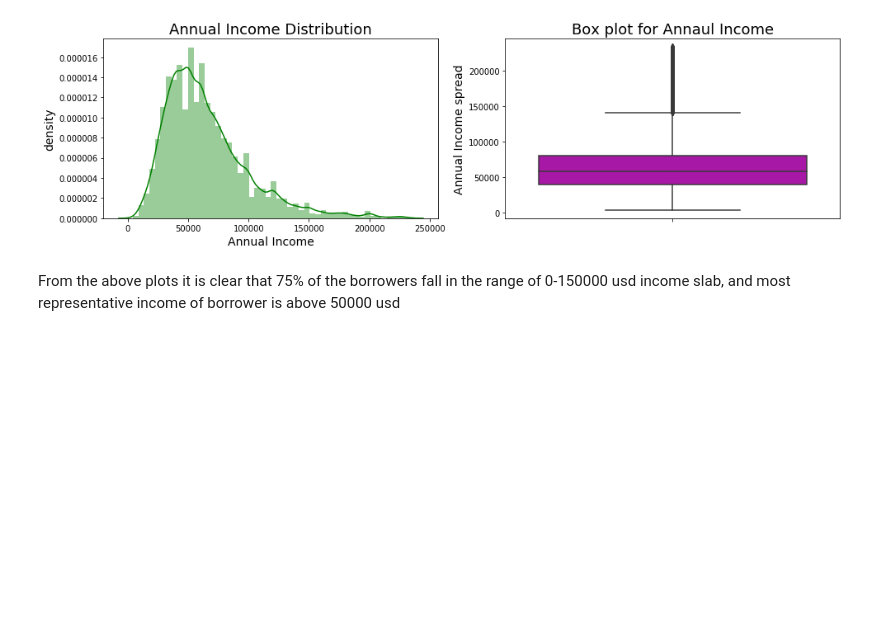
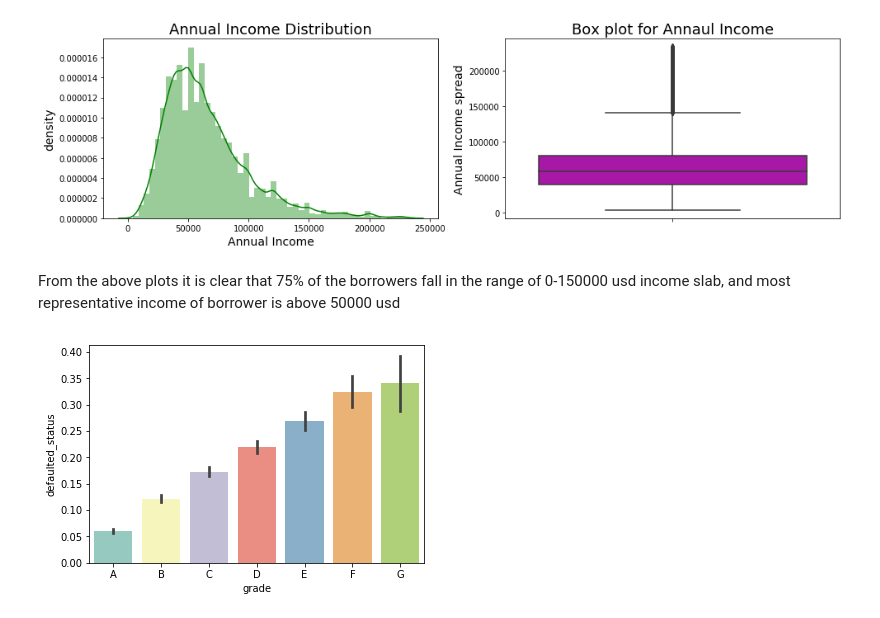
Before and after one commit to meghanaReddyk/LendingClub, a Jupyter notebook: Lending_club.ipynb, the cells around one changed output. Cells and saved outputs as stored; diff of their text form; code cells hidden in the pictures; blank space fills up the shorter version.

```diff
--- a/Lending_club.ipynb
+++ b/Lending_club.ipynb
@@ -291,3 +282,10 @@ plt.show()
 [figure]
 # %% [markdown]
 From the above plots it is clear that 75% of the borrowers fall in the range of 0-150000 usd income slab, and most representative income of borrower is above 50000 usd
+# %%
+# grade with defaulted status
+loan_sorted = loan.sort_values(['grade','sub_grade']).reset_index(drop=True)
+sns.barplot(x='grade', y='defaulted_status',data=loan_sorted,palette="Set3")
+plt.show()
+# %% [output]
+[figure, added]
```
Also changed, not shown: parts of 16 cells of this notebook.
